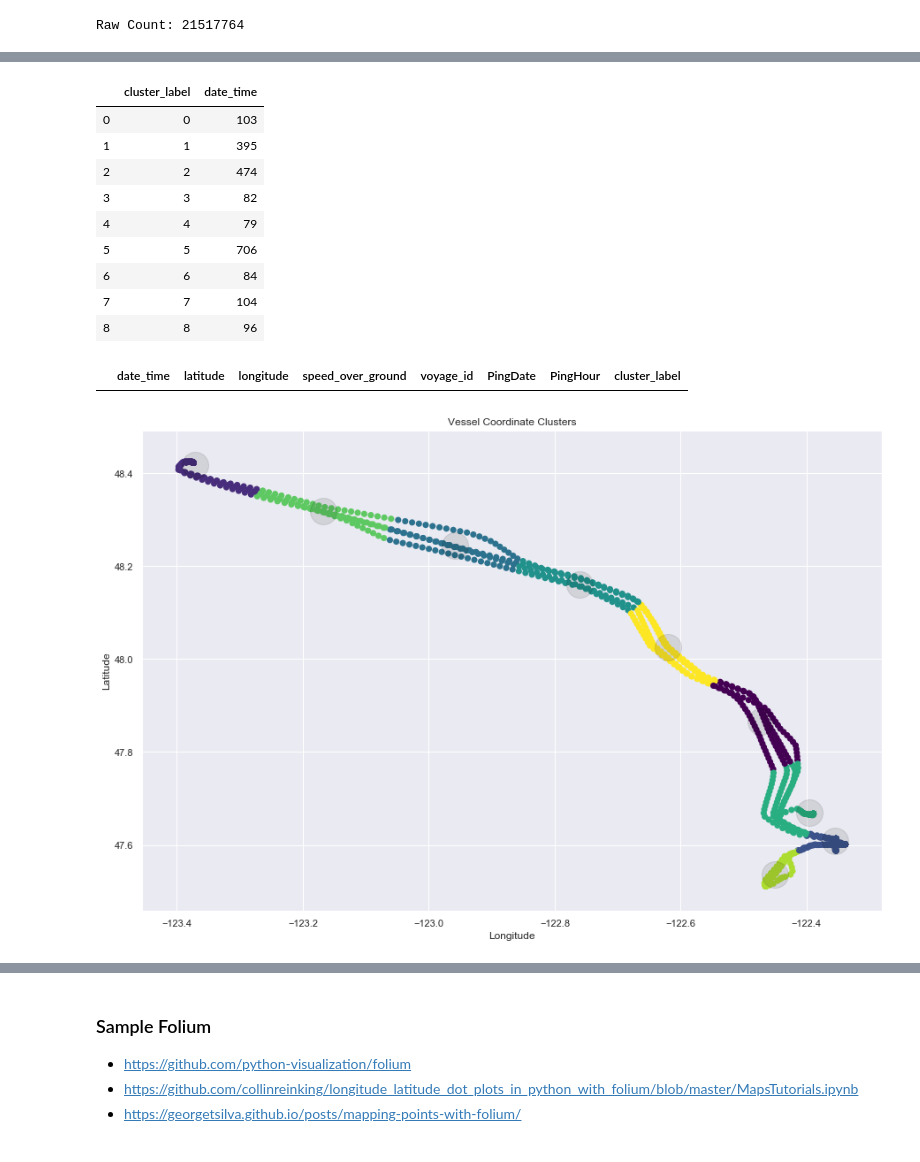
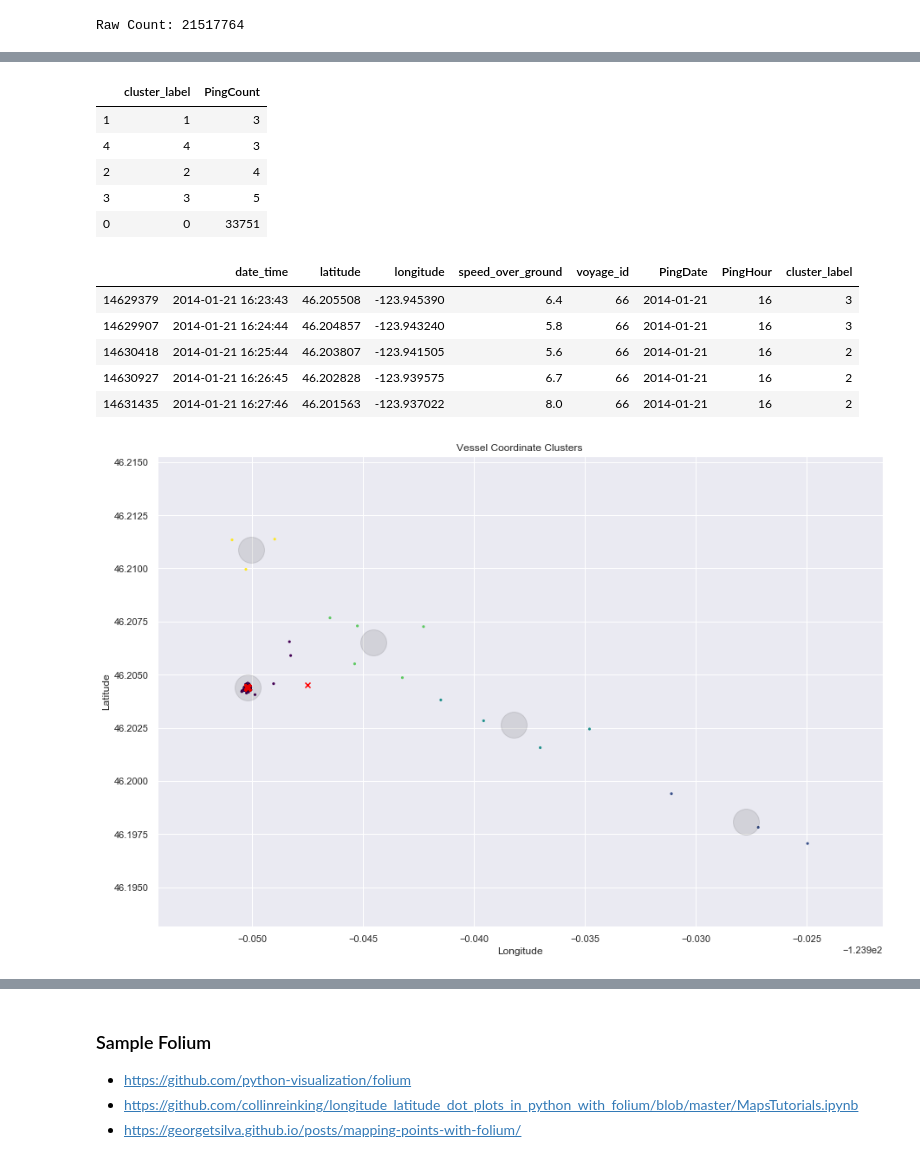
Before and after one commit to att-vault/vault, a Jupyter notebook: Notebook/AIS_Analyze_Vessel_Cluster.ipynb, the cells around one changed output, grey strips where cells are left out. Saved outputs shown, nothing was run; the diff lists cells and outputs as text; code cells hidden in the pictures.

Commit message:
Complete K-Means cluster code and Detection...

```diff
--- a/Notebook/AIS_Analyze_Vessel_Cluster.ipynb
+++ b/Notebook/AIS_Analyze_Vessel_Cluster.ipynb
@@ -14,6 +19,8 @@ warnings.filterwarnings("ignore")           # Suppress Warning
 WorkingFolder = "/Users/cv0361/Desktop/TechChallenge/Data/csv/ValidAIS/"
 # %%
 OutputDir = "/Users/cv0361/Desktop/TechChallenge/Data/csv/ValidAIS/"
+# %%
+MAX_CLUSTER = 5
 # %% [markdown]
 ### Load Broadcast Data
 # %%
@@ -37 +42,5 @@ Raw Count: 21517764
+# %%
+# Make sure voyage id is not null
+Broadcast['voyage_id'] = Broadcast['voyage_id'].fillna(0)
+Broadcast = Broadcast.astype({"voyage_id": int})           # cast type to int
 # %% [markdown]
@@ -44,6 +91,6 @@ import seaborn as sns; sns.set()
 # %%
-# AIS_2017_01_Zone03
-# ====================
+# Broadcast_Zone03_2017_01
+# =========================
 # 367094420      ARCTIC MARINER 	 type: 1001 - Fishing, 31x9.28       lots of points   multiple trips, same route
 # 367565680      ADAMANT             type: 1001 - Fishing, 18x8          lots of points   ?
 # 367373760      NORTH SEA           type: 1001 - Fishing, 37x10                          ?
@@ -57,19 +104,16 @@ import seaborn as sns; sns.set()
 # 367528210                          type: 31 - TugTow,     33x13       irregular pattern towing
 # 316881510                          type: 52 - TugTow,     28x13       irregular pattern towing
 # 366025993                          type: 52 - TugTow,     21x7        pattern?
-
 # 538001471                          type: 70 - Cargo,     302x44      path pattern
 # 538284070                          type: 70 - Cargo,     184x31      path pattern
 # 229560200                          type: 70 - Cargo,     350x42      path pattern
 # 235733603                          type: 80 - Tanker,    183x32      path pattern
 # 538007477                          type: 0 - Tanker?,    170x27      Going some where
-
 # 366089092                          type: 0, 30x6        Infrequent ping per trip
 
 
-
-mmsi = 366089092
-voyage_id = np.nan
+mmsi = 366985110
+voyage_id = 0
 
 df = Broadcast.loc[Broadcast.mmsi_id==mmsi, ['date_time', 'lat', 'lon', 'speed_over_ground', 'voyage_id']]  # & (Broadcast.voyage_id.isnull()
 df.rename(columns={'lat':'latitude', 'lon':'longitude'}, inplace=True)
@@ -176,14 +211,12 @@ plt.show()
 # %%
-kmeans = KMeans(n_clusters = 9, init ='k-means++')
+X = df[['latitude', 'longitude']]
 
-X = df[['latitude', 'longitude']]
+kmeans = KMeans(n_clusters=MAX_CLUSTER, init='k-means++')
+
 kmeans.fit(X)                                   # Compute k-means clustering. # Compute k-means clustering.
+df['cluster_label'] = kmeans.predict(X)         # Labels of each point
+centers = kmeans.cluster_centers_               # Coordinates of cluster centers.
 
-df['cluster_label'] = kmeans.predict(X)                      # Labels of each point
-
-centers = kmeans.cluster_centers_               # Coordinates of cluster centers.
-# labels = kmeans.predict(X)                      # Labels of each point
-
-df.head()
+df.head(3)
 # %% [output]
 |  | date_time | latitude | longitude | speed_over_ground | voyage_id | PingDate | PingHour | cluster_label |
@@ -207,39 +234,44 @@ array([[  47.8661565 , -122.47310118],
 # %%
-# Cluster, ping counts
+# Distribution Summary for all clusters - Cluster, ping counts
 PingCluster = df.groupby('cluster_label')['date_time'].count().reset_index()
-PingCluster
+PingCluster.rename(columns={'date_time':'PingCount'}, inplace=True)
+PingCluster.sort_values('PingCount')
 # %% [output]
-|  | cluster_label | date_time |
-| 0 | 0 | 103 |
-| 1 | 1 | 395 |
-| 2 | 2 | 474 |
-| 3 | 3 | 82 |
-| 4 | 4 | 79 |
-| 5 | 5 | 706 |
-| 6 | 6 | 84 |
-| 7 | 7 | 104 |
-| 8 | 8 | 96 |
+|  | cluster_label | PingCount |
+| 1 | 1 | 3 |
+| 4 | 4 | 3 |
+| 2 | 2 | 4 |
+| 3 | 3 | 5 |
+| 0 | 0 | 33751 |
 # %%
-# Identify Anomaly in coordinate
+# Identify Anomaly in coordinate, if any
 Anomaly_THRESHOLD = 10
 
-AnomalyCluster = PingCluster.loc[PingCluster.date_time < Anomaly_THRESHOLD, 'cluster_label'].values
-df.loc[df.cluster_label.isin(AnomalyCluster)]
+AnomalyCluster = PingCluster.loc[PingCluster.PingCount < Anomaly_THRESHOLD, 'cluster_label'].values
+df.loc[df.cluster_label.isin(AnomalyCluster)].head()
 # %% [output]
 |  | date_time | latitude | longitude | speed_over_ground | voyage_id | PingDate | PingHour | cluster_label |
+| 14629379 | 2014-01-21 16:23:43 | 46.205508 | -123.945390 | 6.4 | 66 | 2014-01-21 | 16 | 3 |
+| 14629907 | 2014-01-21 16:24:44 | 46.204857 | -123.943240 | 5.8 | 66 | 2014-01-21 | 16 | 3 |
+| 14630418 | 2014-01-21 16:25:44 | 46.203807 | -123.941505 | 5.6 | 66 | 2014-01-21 | 16 | 2 |
+| 14630927 | 2014-01-21 16:26:45 | 46.202828 | -123.939575 | 6.7 | 66 | 2014-01-21 | 16 | 2 |
+| 14631435 | 2014-01-21 16:27:46 | 46.201563 | -123.937022 | 8.0 | 66 | 2014-01-21 | 16 | 2 |
 # %%
 fig = plt.figure(figsize=(15,10))
 ax = fig.add_subplot()
 
-ax.scatter(df.longitude, df.latitude, s=50, lw=0, c=df['cluster_label'], cmap='viridis', alpha=1)
+ax.scatter(df.longitude, df.latitude, s=10, lw=0, c=df['cluster_label'], cmap='viridis', alpha=1)
+
+ax.scatter(sampling.longitude, sampling.latitude, marker='x', color='red')
+
 ax.scatter(centers[:, 1], centers[:, 0], c='black', s=900, alpha=0.1)
 
 ax.set_xlabel('Longitude')
 ax.set_ylabel('Latitude')
 ax.set_title('Vessel Coordinate Clusters')
 plt.show()
 # %% [output]
-[figure, old version]
+[figure, new version]
 # %%
 X = sampling  #.head()
 
```
Also changed, not shown: parts of 18 cells of this notebook.
